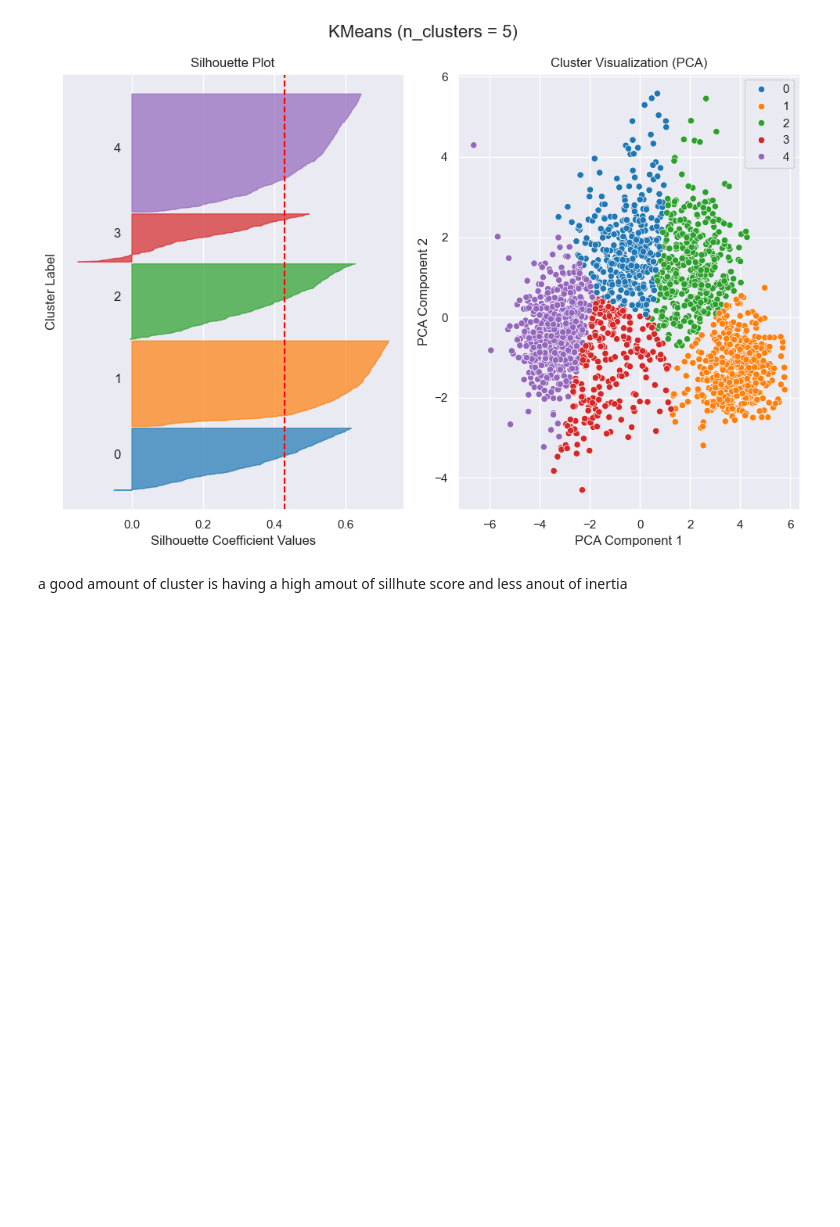
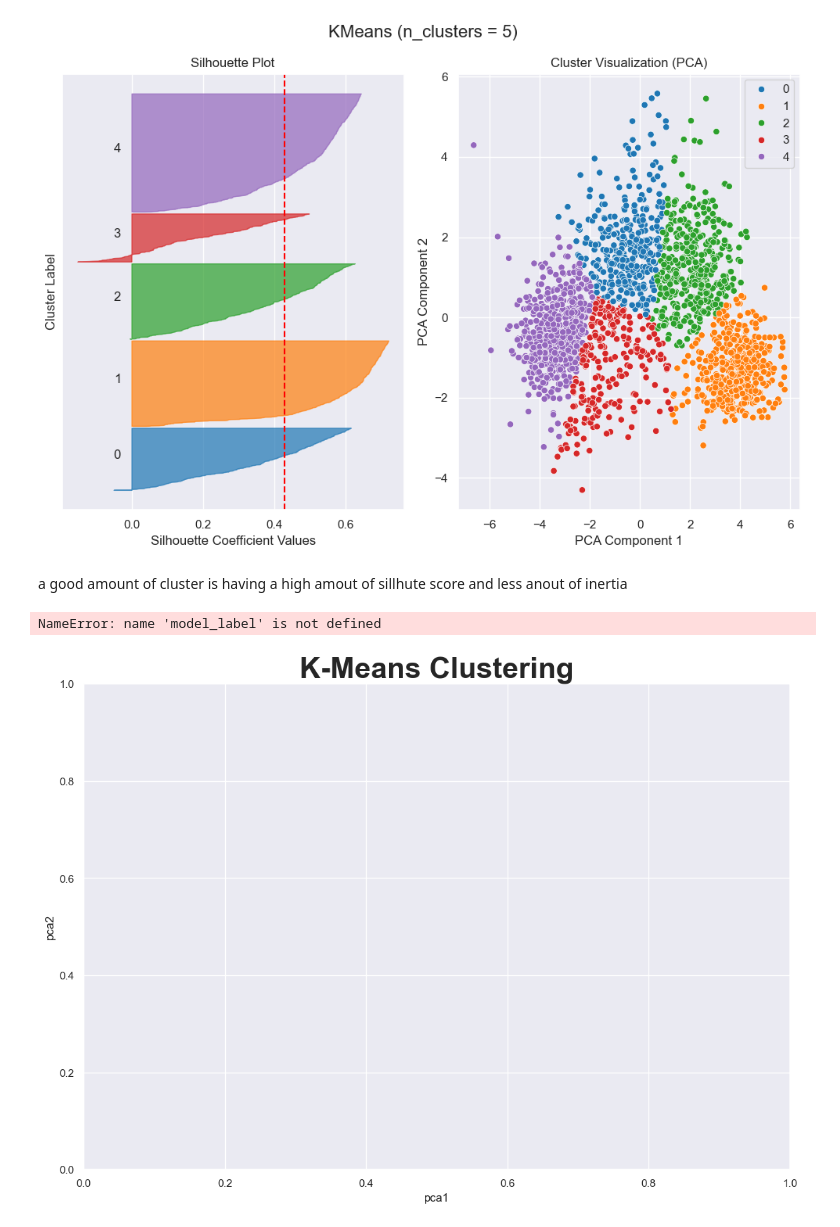
Before and after one commit to TechJitu/Customer-Categorizer, a Jupyter notebook: Notebook/Feature_eng_clustering.ipynb, the cells around one changed output. Cells and saved outputs as stored; diff of their text form; code cells hidden in the pictures; blank space fills up the shorter version.

Commit message:
k mean clustering plotting

```diff
--- a/Notebook/Feature_eng_clustering.ipynb
+++ b/Notebook/Feature_eng_clustering.ipynb
@@ -459,3 +459,14 @@ a good amount of cluster is having a high amout of sillhute score and less anout
 final_k_means = KMeans(n_clusters=3).fit(pca_df)
 k_mean_label=final_k_means.labels_
 k_mean_center = final_k_means.cluster_centers_
+# %%
+plt.figure(figsize=(13,9))
+plt.title('K-Means Clustering', weight='bold', size=30)
+plt.xlabel('pca1')
+plt.ylabel('pca2')
+scatter = plt.scatter(pca_df['PCA1'], pca_df['PCA2'], c=model_label, s=70, cmap='Paired_r', ec='k')
+plt.colorbar(scatter)
+plt.scatter(model_centers[:,0], model_centers[:,1], c='red', marker='.',s=500, ec='k');
+# %% [output]
+NameError: name 'model_label' is not defined
+[figure, added]
```
